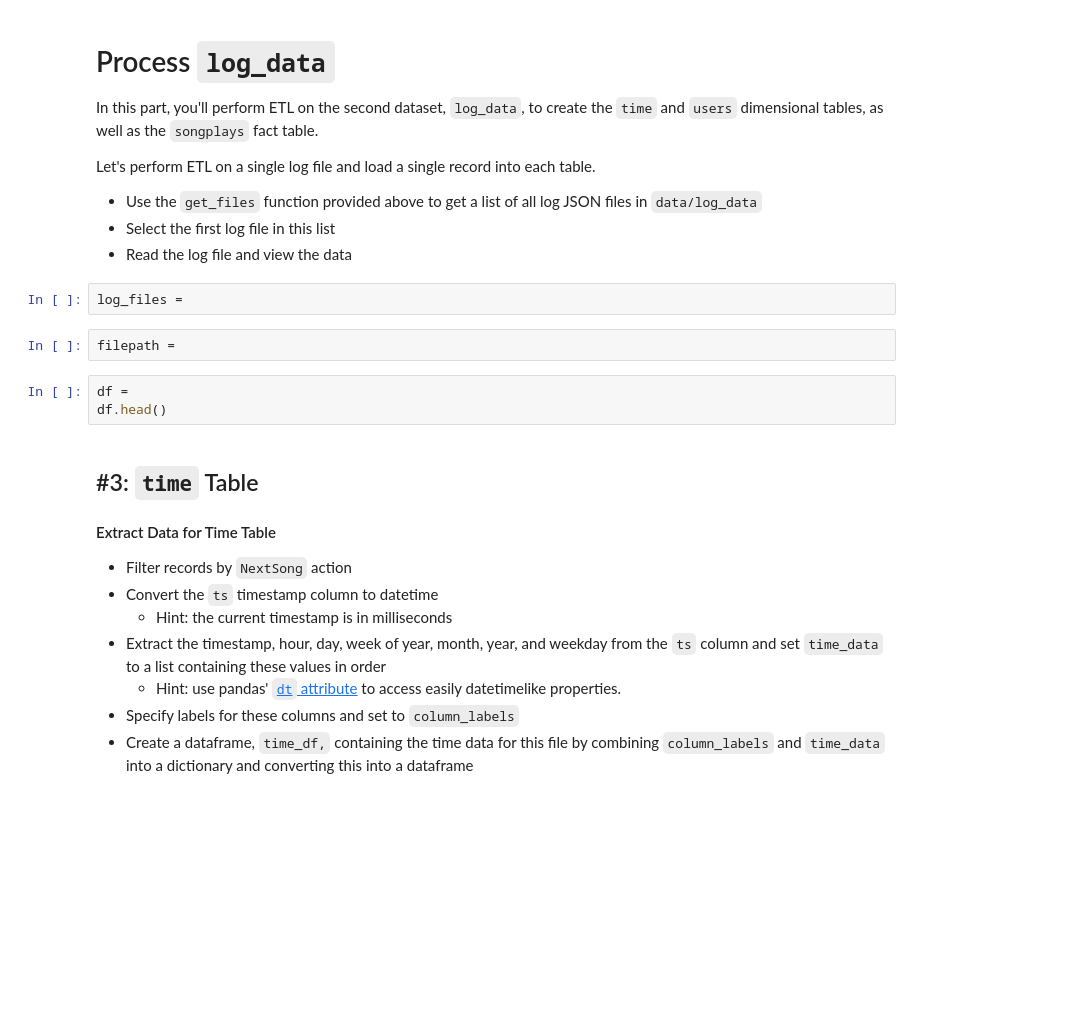
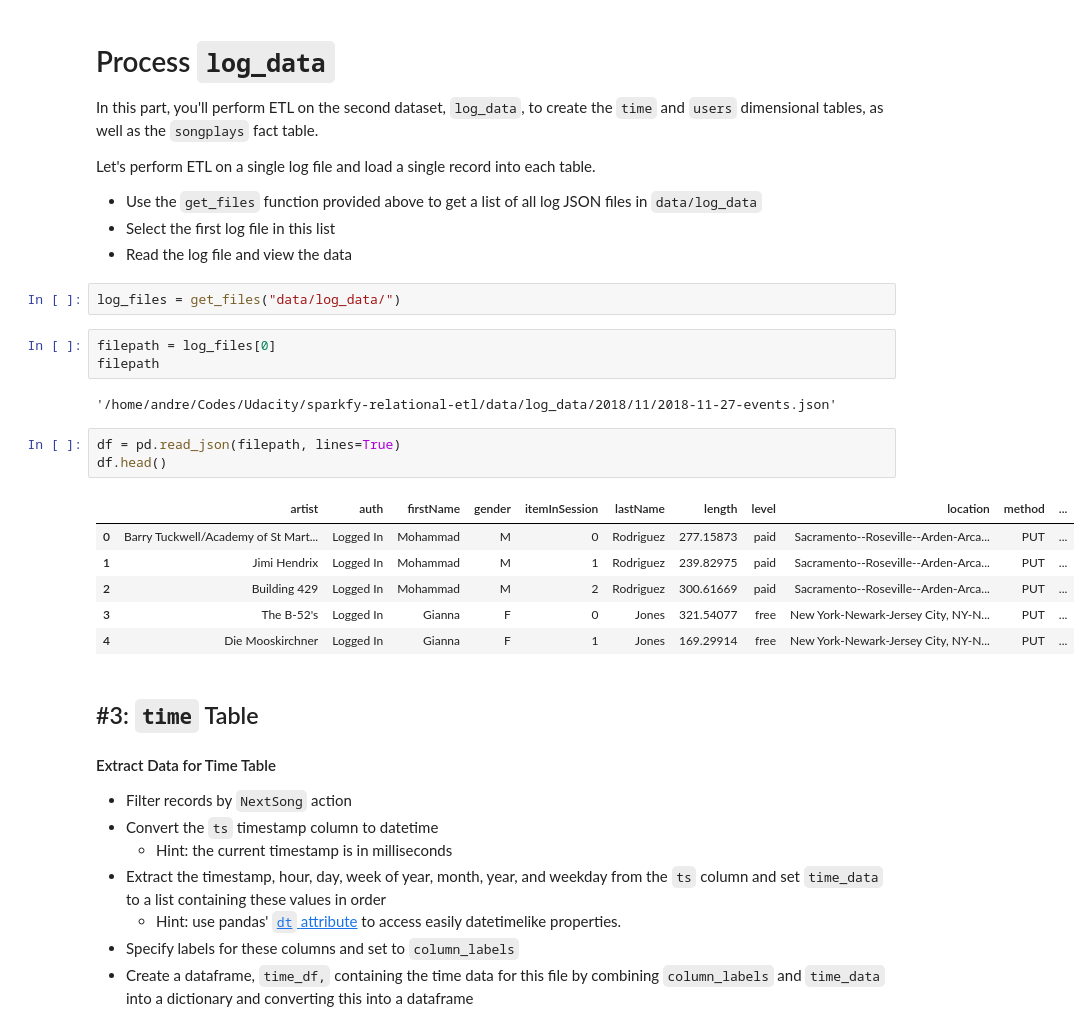
Before and after one commit to andre2ar/sparkfy-relational-etl, a Jupyter notebook: etl.ipynb, the cells around one changed output. Cells and saved outputs as stored; diff of their text form; blank space fills up the shorter version.

```diff
--- a/etl.ipynb
+++ b/etl.ipynb
@@ -81,13 +88,23 @@ Let's perform ETL on a single log file and load a single record into each table.
 - Use the `get_files` function provided above to get a list of all log JSON files in `data/log_data`
 - Select the first log file in this list
 - Read the log file and view the data
-# %%
-log_files =
-# %%
-filepath =
+# %%
+log_files = get_files("data/log_data/")
+# %%
+filepath = log_files[0]
+filepath
+# %% [output]
+'/home/andre/Codes/Udacity/sparkfy-relational-etl/data/log_data/2018/11/2018-11-27-events.json'
 # %%
-df =
+df = pd.read_json(filepath, lines=True)
 df.head()
+# %% [output]
+|  | artist | auth | firstName | gender | itemInSession | lastName | length | level | location | method | ... |
+| 0 | Barry Tuckwell/Academy of St Mart... | Logged In | Mohammad | M | 0 | Rodriguez | 277.15873 | paid | Sacramento--Roseville--Arden-Arca... | PUT | ... |
+| 1 | Jimi Hendrix | Logged In | Mohammad | M | 1 | Rodriguez | 239.82975 | paid | Sacramento--Roseville--Arden-Arca... | PUT | ... |
+| 2 | Building 429 | Logged In | Mohammad | M | 2 | Rodriguez | 300.61669 | paid | Sacramento--Roseville--Arden-Arca... | PUT | ... |
+| 3 | The B-52's | Logged In | Gianna | F | 0 | Jones | 321.54077 | free | New York-Newark-Jersey City, NY-N... | PUT | ... |
+| 4 | Die Mooskirchner | Logged In | Gianna | F | 1 | Jones | 169.29914 | free | New York-Newark-Jersey City, NY-N... | PUT | ... |
 # %% [markdown]
 ## #3: `time` Table
 #### Extract Data for Time Table
```
Also changed, not shown: parts of 15 cells of this notebook, 3 other files.
